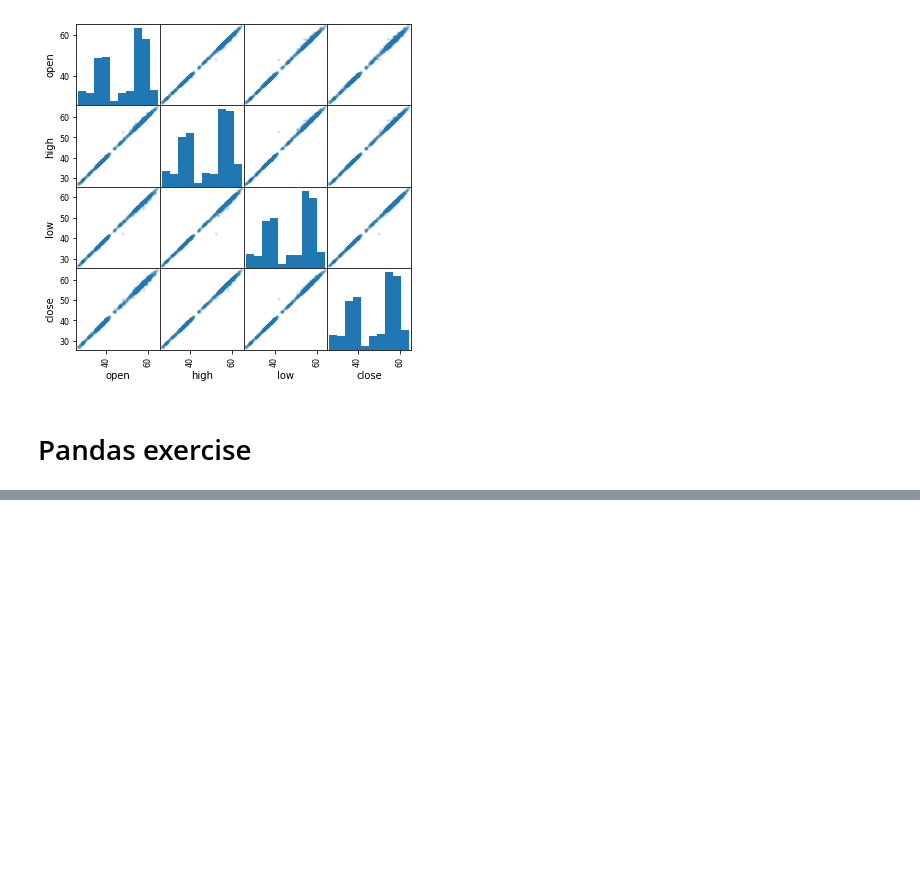
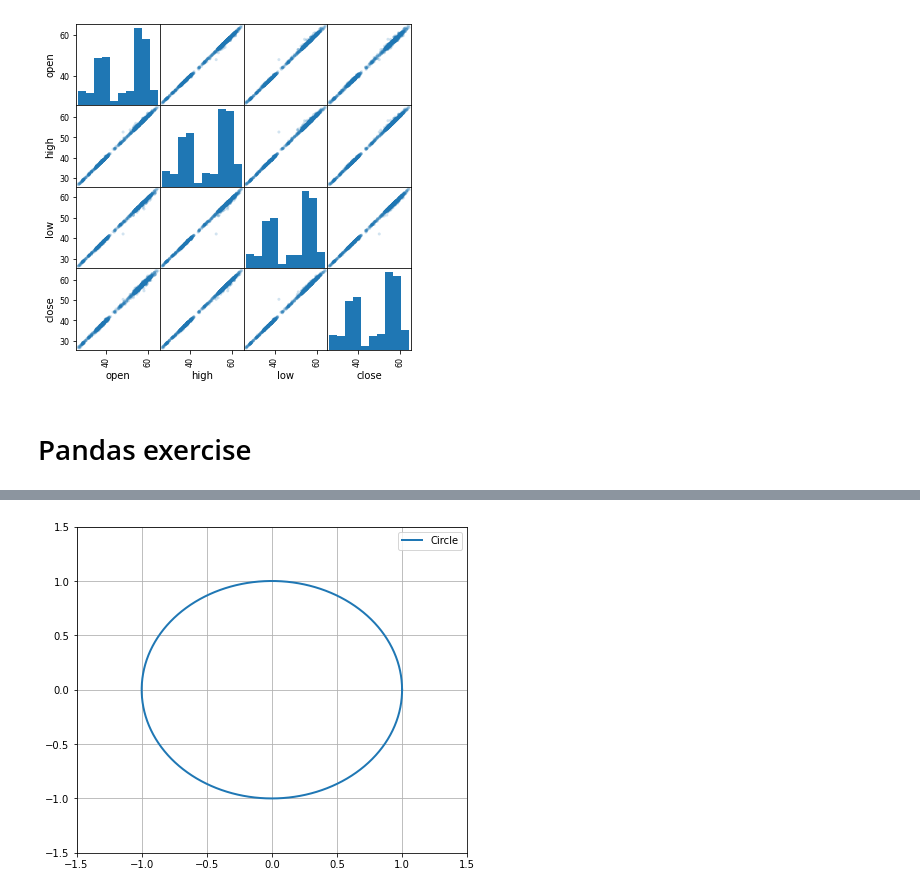
Before and after one commit to redboycode/udemycourses, a Jupyter notebook: lazy_prog_numpy/Pandas_intro.ipynb, the cells around one changed output, grey strips where cells are left out. Cells and saved outputs as stored; diff of their text form; code cells hidden in the pictures; blank space fills up the shorter version.

```diff
--- a/lazy_prog_numpy/Pandas_intro.ipynb
+++ b/lazy_prog_numpy/Pandas_intro.ipynb
@@ -363,0 +450,27 @@ scatter_matrix(df[['open','high','low','close']], alpha=0.2,figsize=(6,6));
+# %%
+import numpy as np
+import pylab as plt
+
+
+num_samples = 1000
+
+# make a simple unit circle
+theta = np.linspace(0, 2*np.pi, num_samples)
+a, b = 1 * np.cos(theta), 1 * np.sin(theta)
+
+# generate the points
+# theta = np.random.rand((num_samples)) * (2 * np.pi)
+r = np.random.rand((num_samples))
+x, y = r * np.cos(theta), r * np.sin(theta)
+
+# plots
+plt.figure(figsize=(7,6))
+plt.plot(a, b, linestyle='-', linewidth=2, label='Circle')
+
+plt.ylim([-1.5,1.5])
+plt.xlim([-1.5,1.5])
+plt.grid()
+plt.legend(loc='upper right')
+plt.show(block=True)
+# %% [output]
+[figure, added]
```
Also changed, not shown: parts of 13 cells of this notebook.
